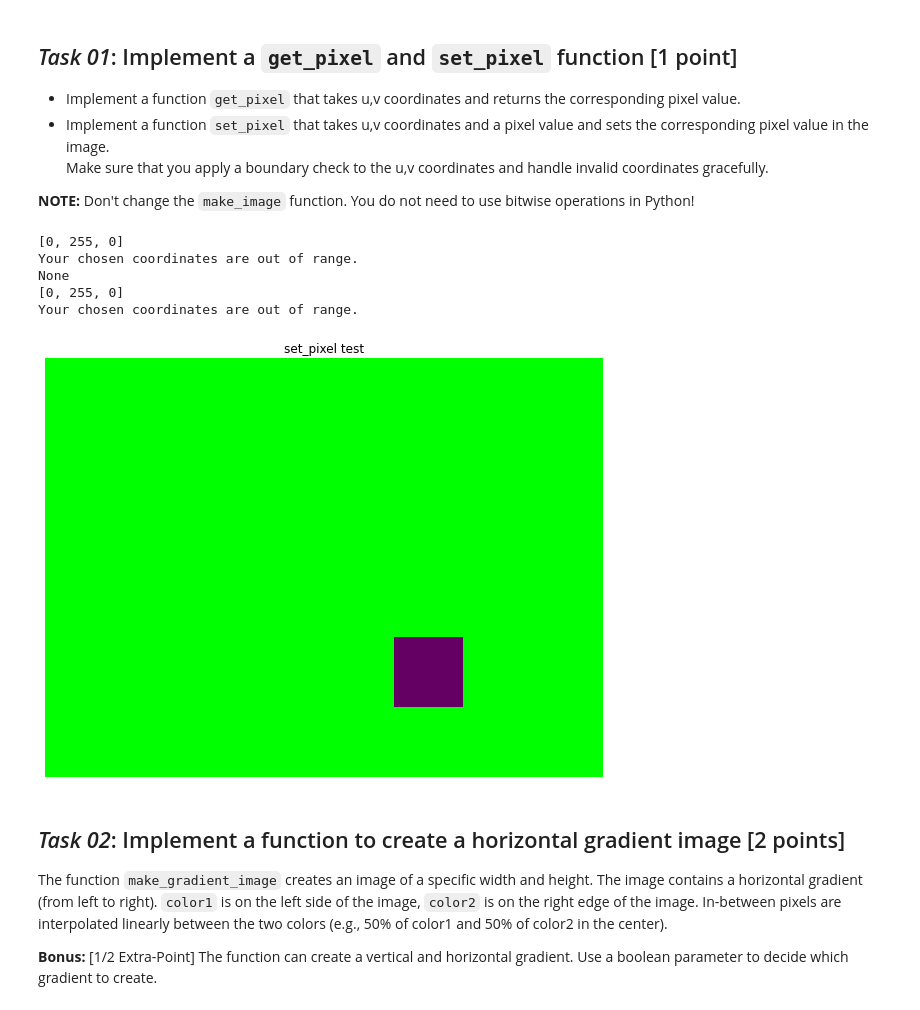
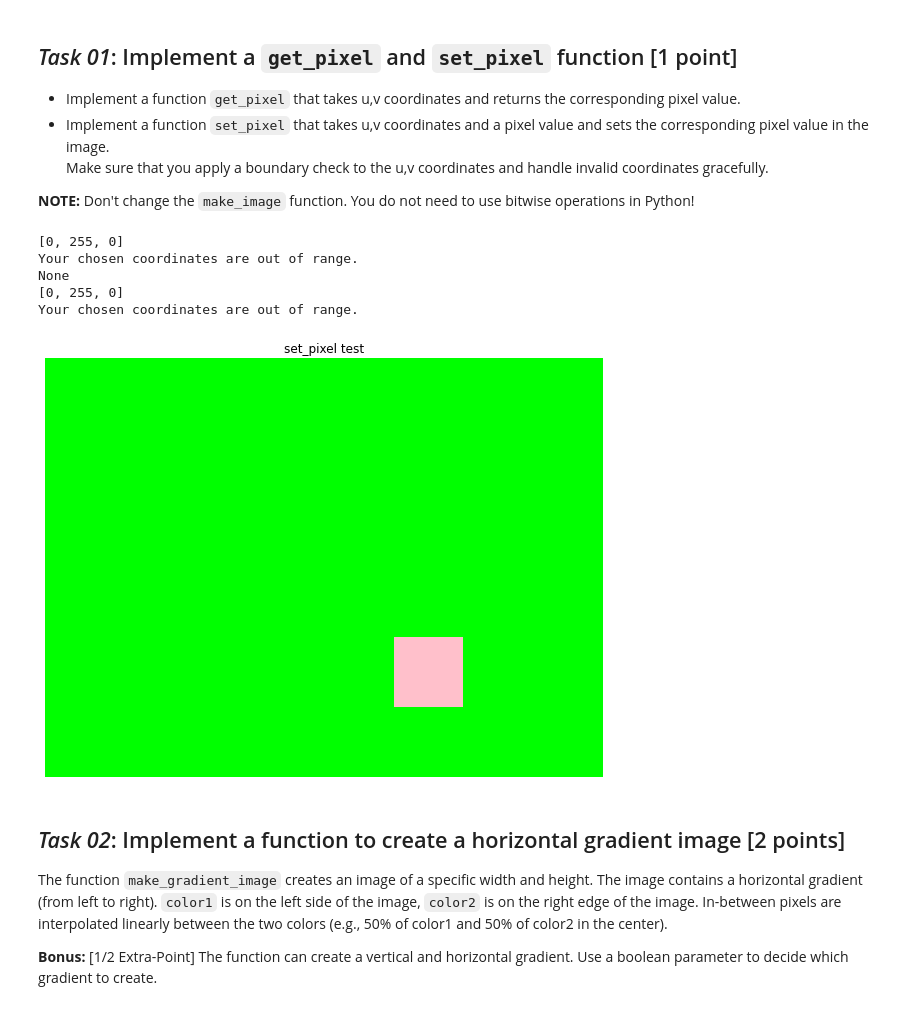
Before and after one commit to sophiefrancz/graphics-ue07-sophiefrancz-main, a Jupyter notebook: gb-images.ipynb, the cells around one changed output. Drawn from its saved outputs; the diff is of its cells as text; code cells hidden in the pictures.

```diff
--- a/gb-images.ipynb
+++ b/gb-images.ipynb
@@ -237,22 +237,24 @@ RGB:    16737291        0xFF640B        0b111111110110010000001011
 import ipr
 import math
 
-BLACK = [0,0,0]
-WHITE = [255,255,255]
-RED = [255,0,0]
-GREEN = [0,255,0]
-BLUE = [0,0,255]
-YELLOW = [255,255,0]
-PURPLE = [100,0,100]
-PINK = [255,192,203]
+black = [0,0,0]
+white = [255,255,255]
+red = [255,0,0]
+green = [0,255,0]
+blue = [0,0,255]
+yellow = [255,255,0]
+purple = [100,0,100]
+pink = [255,192,203]
 
-# Image with one color
-def make_image(u:int, v:int, color=BLACK) -> list: # u = width, v = height
+# Bild wird erstellt
+def make_image(u:int, v:int, color=black) -> list: # u = width, v = height
         img_color = []
 
+        # Laenge des Bildes
         for _ in range(v):
             pixel_color = []
 
+            # Breite des Bildes
             for _ in range(u):
                 pixel_color.append(color)
 
@@ -261,47 +263,55 @@ def make_image(u:int, v:int, color=BLACK) -> list: # u = width, v = height
         return img_color
 
 
-# set_pixel Filling in color
-def set_pixel(img: list, u:int, v:int, color:PINK) -> list:
+# Fuellt die Pixel mit Farbe
+def set_pixel(img: list, u:int, v:int, color:pink) -> list:
 
+    # WENN der Pixel in dieser Range liegt...
     if u < len(img[0]) and v < len(img):
 
+        # ...DANN fuelle den Pixel mit Farbe aus
         img [v][u] = color
 
+    # ANDERNFALLS printe einen Error aus
     else:
         print("Your chosen coordinates are out of range.")
 
+    # Ausgabe
     return img
 
-# get_pixel Selects the color of the bewished pixel
+# Waehlt einen farbigen Pixel aus
 def get_pixel(img: list,u: int,v: int) -> list:
 
     pixel_color = []
 
+    # WENN der Pixel in dieser Range liegt...
     if u < len(img[0]) and v < len(img):
 
+       # ...DANN gib den Pixel retour
        return img [v][u]
+
+    #ANDERNFALLS printe einen Error aus
     else:
         print("Your chosen coordinates are out of range.")
 
 
-image = make_image(8, 6, GREEN)
+image = make_image(8, 6, green)
 print( get_pixel(image,0,0) ) # should be [128,0,255]!
 print( get_pixel(image,4,10) ) # invalid index. Return value should be None or empty list!
 
 u,v = 1,1
 
-set_pixel(image,5,4,PURPLE)
+set_pixel(image,5,4,pink)
 print(get_pixel(image,u,v)) # should be [0,100,0], now!
-set_pixel(image,10,2,WHITE) # invalid index. should do nothing!
+set_pixel(image,10,2,white) # invalid index. should do nothing!
 ipr.imshow("set_pixel test", image) # image should be purple with a green pixel in the middle!
 # %% [output]
 [0, 255, 0]
 Your chosen coordinates are out of range.
 None
 [0, 255, 0]
 Your chosen coordinates are out of range.
-[figure, old version]
+[figure, new version]
 # %% [markdown]
 ## _Task 02_: Implement a function to create a horizontal gradient image [2 points]
 
```
Also changed, not shown: parts of 2 cells of this notebook.
